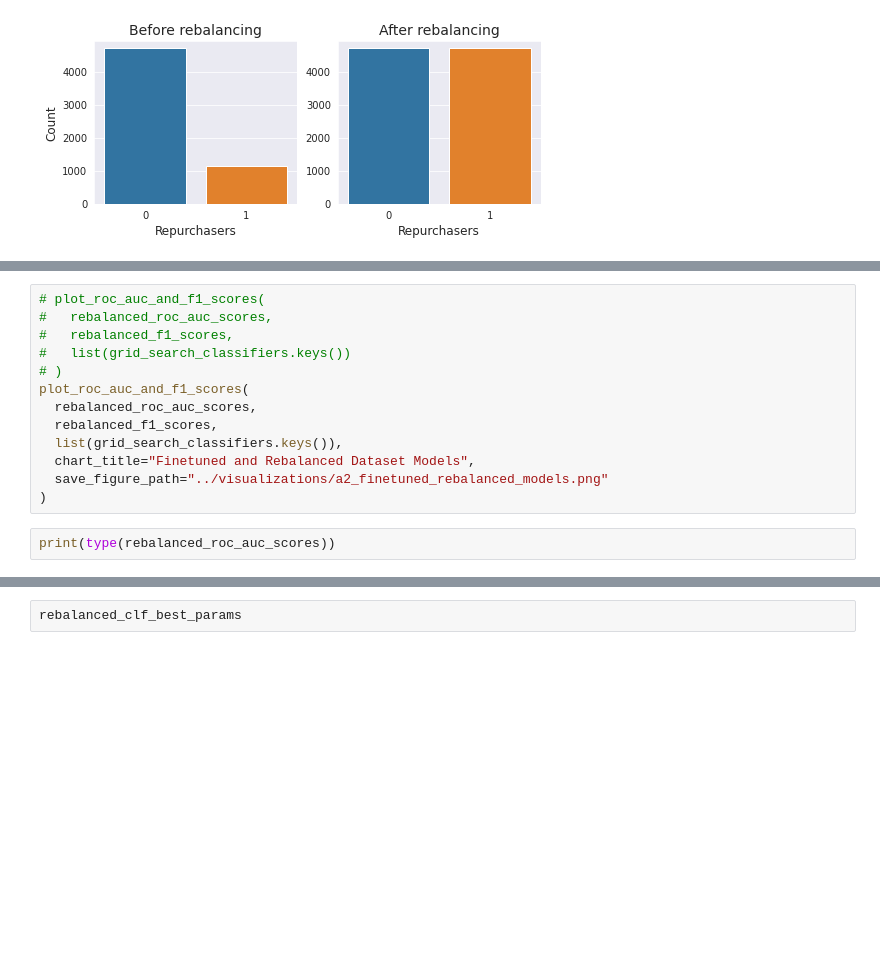
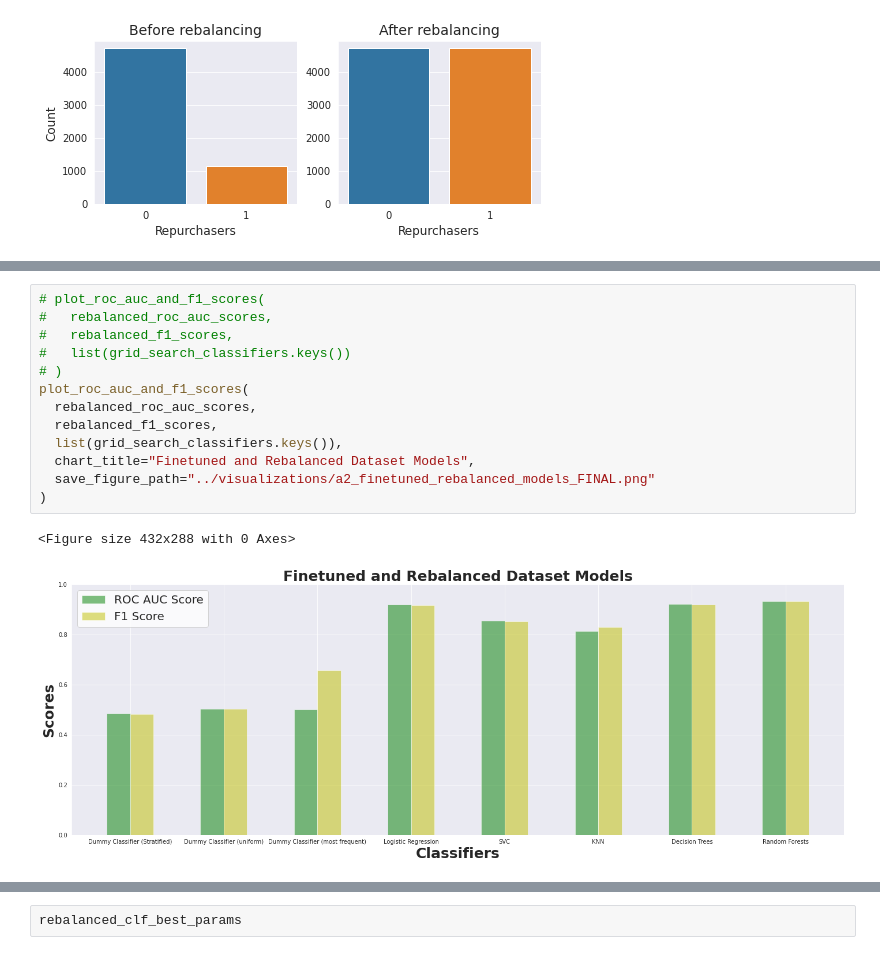
Before and after one commit to tiaaburton/Milestone-II-Machine-Learning-Project, a Jupyter notebook: notebooks/a2_notebook.ipynb, the cells around one changed output, grey strips where cells are left out. Saved outputs shown, nothing was run; the diff lists cells and outputs as text; blank space fills up the shorter version.

```diff
--- a/notebooks/a2_notebook.ipynb
+++ b/notebooks/a2_notebook.ipynb
@@ -814,15 +858,16 @@ rebalanced_roc_auc_scores, rebalanced_f1_scores, rebalanced_clf_best_params = \
 # %%
 # plot_roc_auc_and_f1_scores(
 #   rebalanced_roc_auc_scores,
 #   rebalanced_f1_scores,
 #   list(grid_search_classifiers.keys())
 # )
 plot_roc_auc_and_f1_scores(
   rebalanced_roc_auc_scores,
   rebalanced_f1_scores,
   list(grid_search_classifiers.keys()),
   chart_title="Finetuned and Rebalanced Dataset Models",
-  save_figure_path="../visualizations/a2_finetuned_rebalanced_models.png"
+  save_figure_path="../visualizations/a2_finetuned_rebalanced_models_FINAL.png"
 )
+# %% [output]
+<Figure size 432x288 with 0 Axes>
+[figure, added]
-# %%
-print(type(rebalanced_roc_auc_scores))
```
Also changed, not shown: parts of 33 cells of this notebook, 11 other files.
